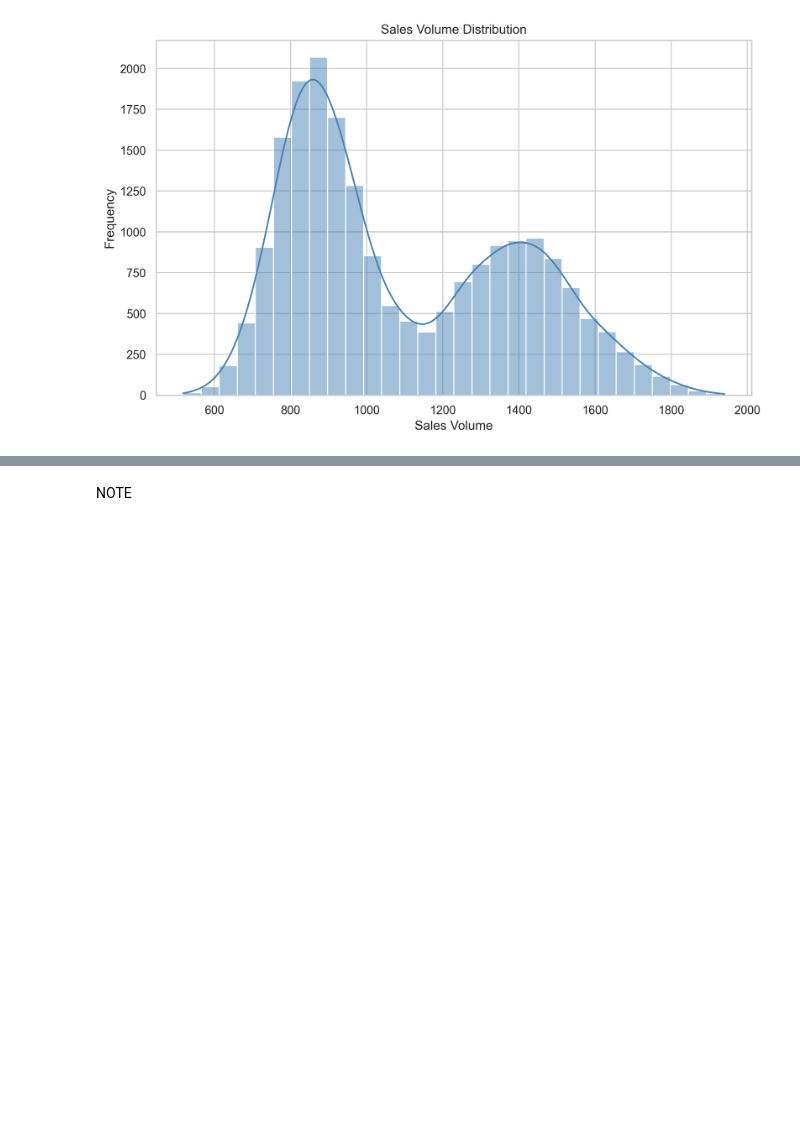
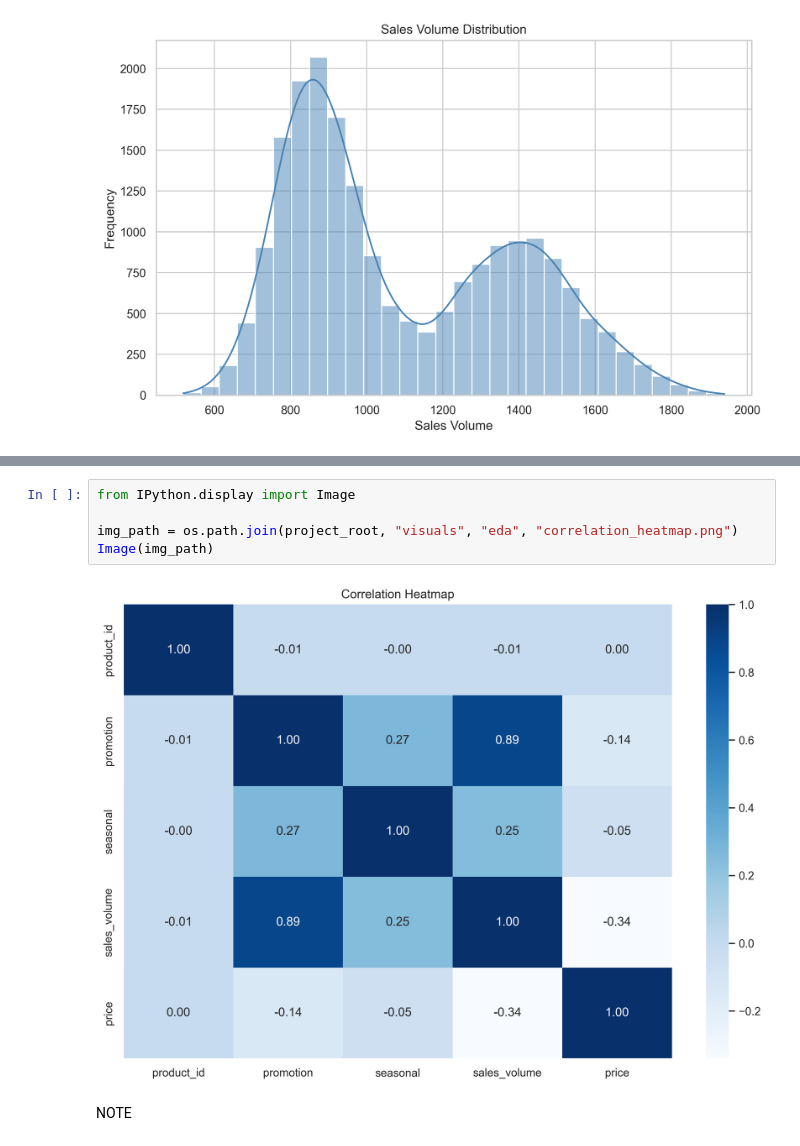
Before and after one commit to cowardclaire/capstone-project, a Jupyter notebook: jupyter_notebooks/Notebook_Template.ipynb, the cells around one changed output, grey strips where cells are left out. Cells and saved outputs as stored; diff of their text form; blank space fills up the shorter version.

```diff
--- a/jupyter_notebooks/Notebook_Template.ipynb
+++ b/jupyter_notebooks/Notebook_Template.ipynb
@@ -186,3 +192,10 @@ Image(img_path)
+# %%
+from IPython.display import Image
+
+img_path = os.path.join(project_root, "visuals", "eda", "correlation_heatmap.png")
+Image(img_path)
+# %% [output]
+[figure, added]
 # %% [markdown]
 NOTE
 # %% [markdown]
```
Also changed, not shown: parts of 3 cells of this notebook.
